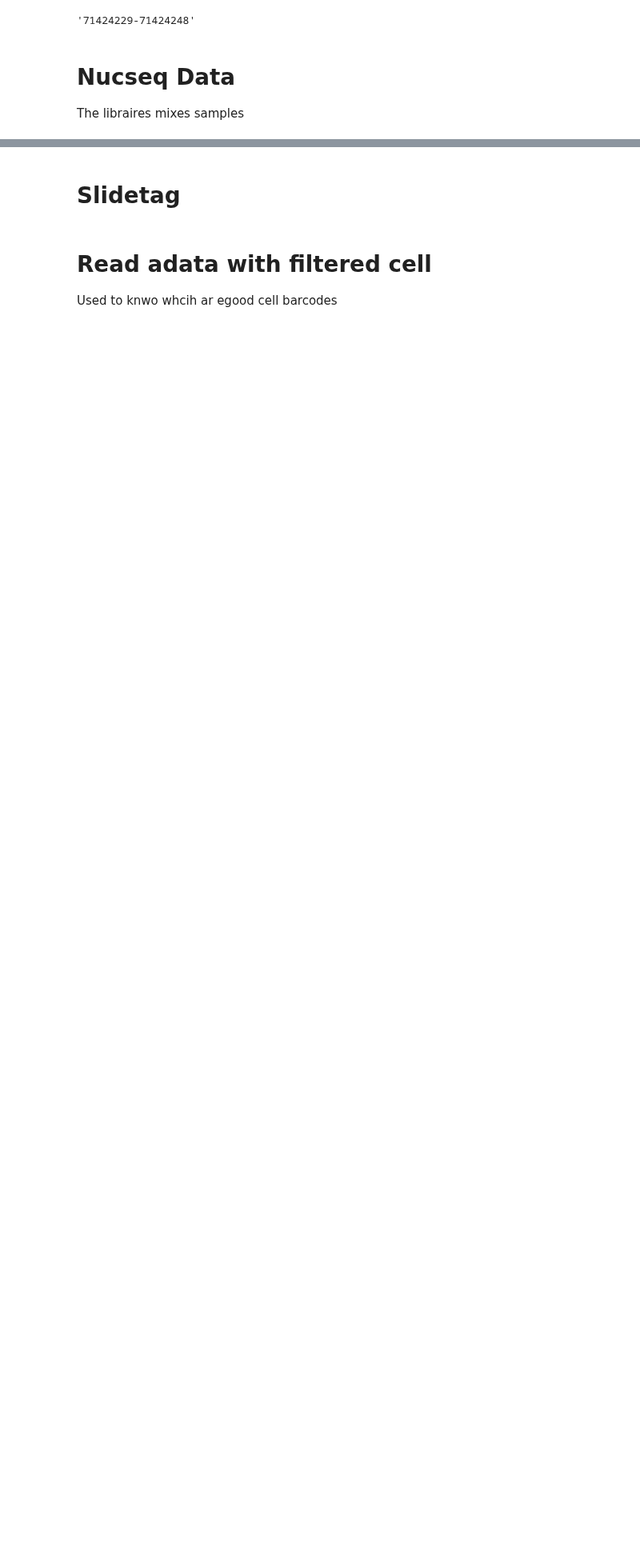
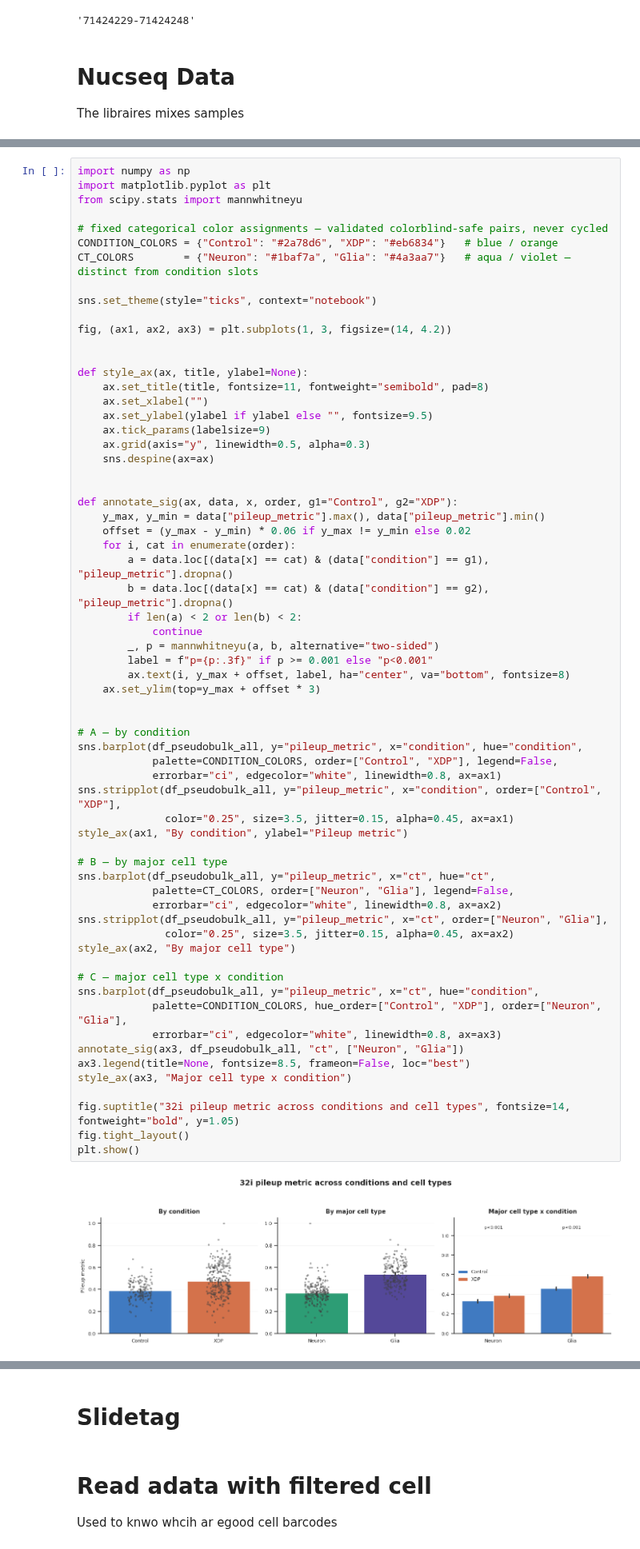
Before and after one commit to 8gabri8/XDP, a Jupyter notebook: script/multiple_samples_analysis/quantify_32i.ipynb, the cells around one changed output, grey strips where cells are left out. Shown at 80% size. Drawn from its saved outputs; the diff is of its cells as text; blank space fills up the shorter version.

```diff
--- a/script/multiple_samples_analysis/quantify_32i.ipynb
+++ b/script/multiple_samples_analysis/quantify_32i.ipynb
@@ -353,0 +493,66 @@ display(df_pseudobulk_all)
+# %%
+import numpy as np
+import matplotlib.pyplot as plt
+from scipy.stats import mannwhitneyu
+
+# fixed categorical color assignments — validated colorblind-safe pairs, never cycled
+CONDITION_COLORS = {"Control": "#2a78d6", "XDP": "#eb6834"}   # blue / orange
+CT_COLORS        = {"Neuron": "#1baf7a", "Glia": "#4a3aa7"}   # aqua / violet — distinct from condition slots
+
+sns.set_theme(style="ticks", context="notebook")
+
+fig, (ax1, ax2, ax3) = plt.subplots(1, 3, figsize=(14, 4.2))
+
+
+def style_ax(ax, title, ylabel=None):
+    ax.set_title(title, fontsize=11, fontweight="semibold", pad=8)
+    ax.set_xlabel("")
+    ax.set_ylabel(ylabel if ylabel else "", fontsize=9.5)
+    ax.tick_params(labelsize=9)
+    ax.grid(axis="y", linewidth=0.5, alpha=0.3)
+    sns.despine(ax=ax)
+
+
+def annotate_sig(ax, data, x, order, g1="Control", g2="XDP"):
+    y_max, y_min = data["pileup_metric"].max(), data["pileup_metric"].min()
+    offset = (y_max - y_min) * 0.06 if y_max != y_min else 0.02
+    for i, cat in enumerate(order):
+        a = data.loc[(data[x] == cat) & (data["condition"] == g1), "pileup_metric"].dropna()
+        b = data.loc[(data[x] == cat) & (data["condition"] == g2), "pileup_metric"].dropna()
+        if len(a) < 2 or len(b) < 2:
+            continue
+        _, p = mannwhitneyu(a, b, alternative="two-sided")
+        label = f"p={p:.3f}" if p >= 0.001 else "p<0.001"
+        ax.text(i, y_max + offset, label, ha="center", va="bottom", fontsize=8)
+    ax.set_ylim(top=y_max + offset * 3)
+
+
+# A — by condition
+sns.barplot(df_pseudobulk_all, y="pileup_metric", x="condition", hue="condition",
+            palette=CONDITION_COLORS, order=["Control", "XDP"], legend=False,
+            errorbar="ci", edgecolor="white", linewidth=0.8, ax=ax1)
+sns.stripplot(df_pseudobulk_all, y="pileup_metric", x="condition", order=["Control", "XDP"],
+              color="0.25", size=3.5, jitter=0.15, alpha=0.45, ax=ax1)
+style_ax(ax1, "By condition", ylabel="Pileup metric")
+
+# B — by major cell type
+sns.barplot(df_pseudobulk_all, y="pileup_metric", x="ct", hue="ct",
+            palette=CT_COLORS, order=["Neuron", "Glia"], legend=False,
+            errorbar="ci", edgecolor="white", linewidth=0.8, ax=ax2)
+sns.stripplot(df_pseudobulk_all, y="pileup_metric", x="ct", order=["Neuron", "Glia"],
+              color="0.25", size=3.5, jitter=0.15, alpha=0.45, ax=ax2)
+style_ax(ax2, "By major cell type")
+
+# C — major cell type x condition
+sns.barplot(df_pseudobulk_all, y="pileup_metric", x="ct", hue="condition",
+            palette=CONDITION_COLORS, hue_order=["Control", "XDP"], order=["Neuron", "Glia"],
+            errorbar="ci", edgecolor="white", linewidth=0.8, ax=ax3)
+annotate_sig(ax3, df_pseudobulk_all, "ct", ["Neuron", "Glia"])
+ax3.legend(title=None, fontsize=8.5, frameon=False, loc="best")
+style_ax(ax3, "Major cell type x condition")
+
+fig.suptitle("32i pileup metric across conditions and cell types", fontsize=14, fontweight="bold", y=1.05)
+fig.tight_layout()
+plt.show()
+# %% [output]
+[figure, added]
```
Also changed, not shown: parts of 56 cells of this notebook, 33 other files.
